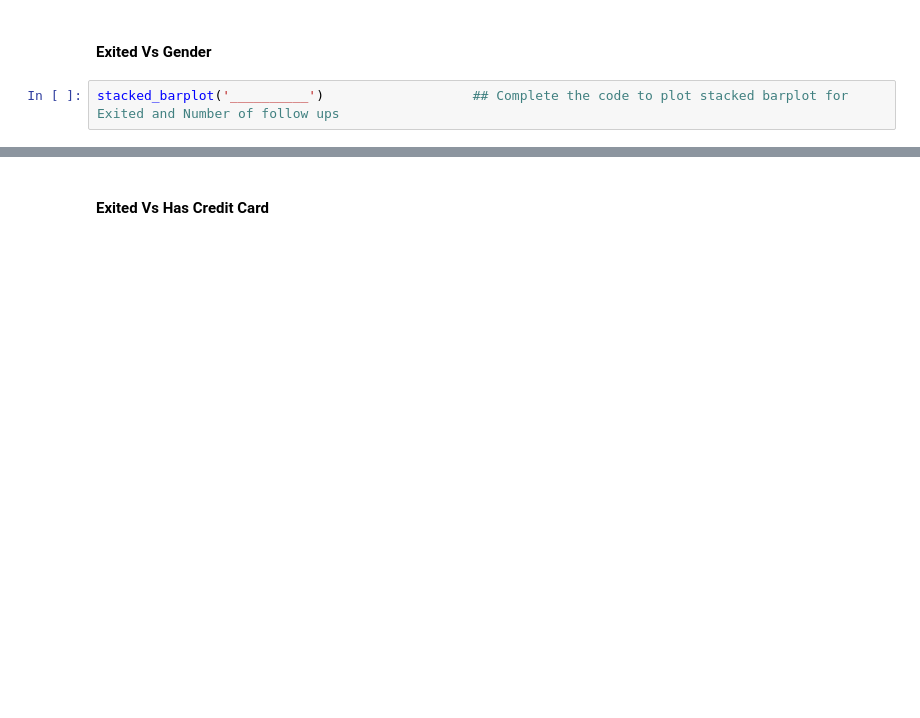
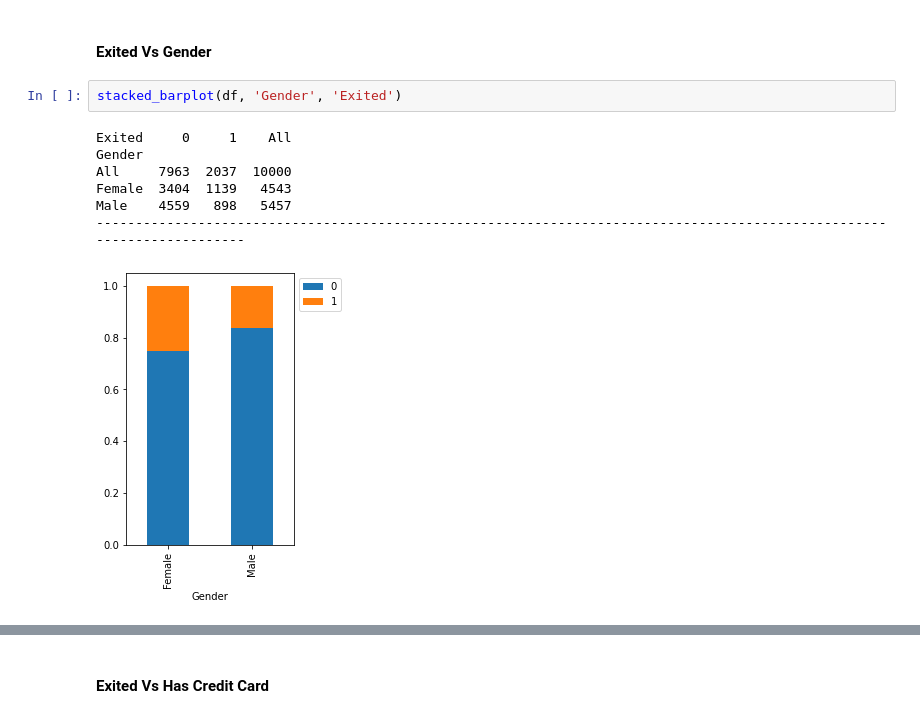
Before and after one commit to FoxHoundOps/PGP-AI-ML, a Jupyter notebook: project5/INN_Learner_Notebook_Full_code_version.ipynb, the cells around one changed output, grey strips where cells are left out. Cells and saved outputs as stored; diff of their text form; blank space fills up the shorter version.

```diff
--- a/project5/INN_Learner_Notebook_Full_code_version.ipynb
+++ b/project5/INN_Learner_Notebook_Full_code_version.ipynb
@@ -513,4 +530,12 @@ stacked_barplot(ds, "Geography", "Exited" )
 # %% [markdown]
 #### Exited Vs Gender
-# %%
-stacked_barplot('__________')                   ## Complete the code to plot stacked barplot for Exited and Number of follow ups
+# %%
+stacked_barplot(df, 'Gender', 'Exited')
+# %% [output]
+Exited     0     1    All
+Gender
+All     7963  2037  10000
+Female  3404  1139   4543
+Male    4559   898   5457
+------------------------------------------------------------------------------------------------------------------------
+[figure, added]
```
Also changed, not shown: parts of 21 cells of this notebook.
